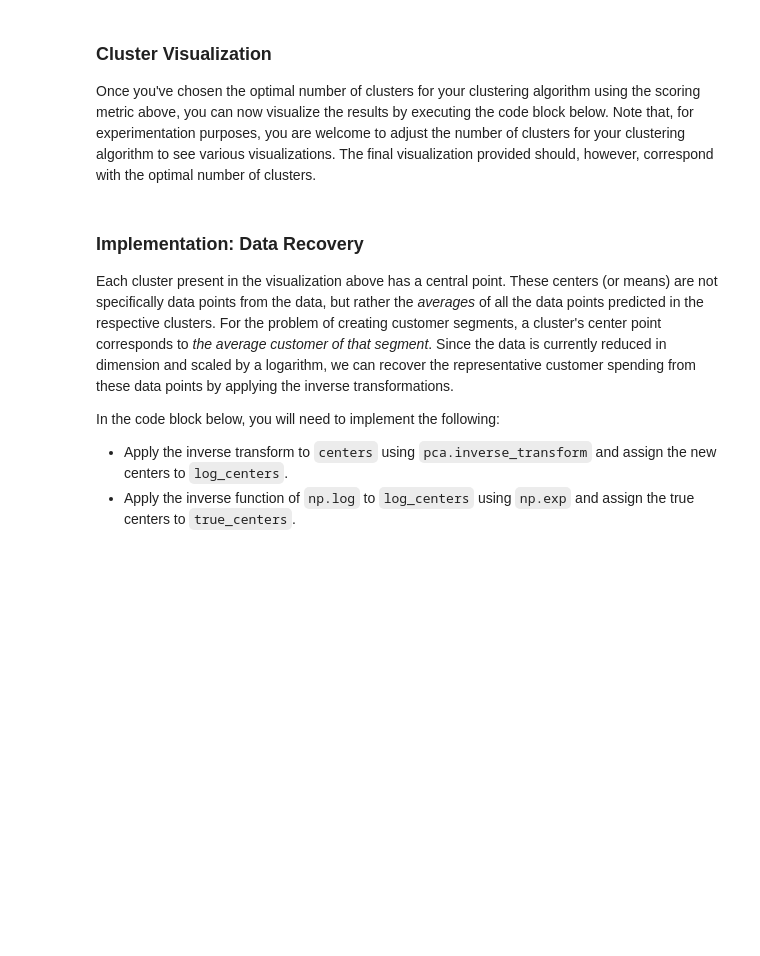
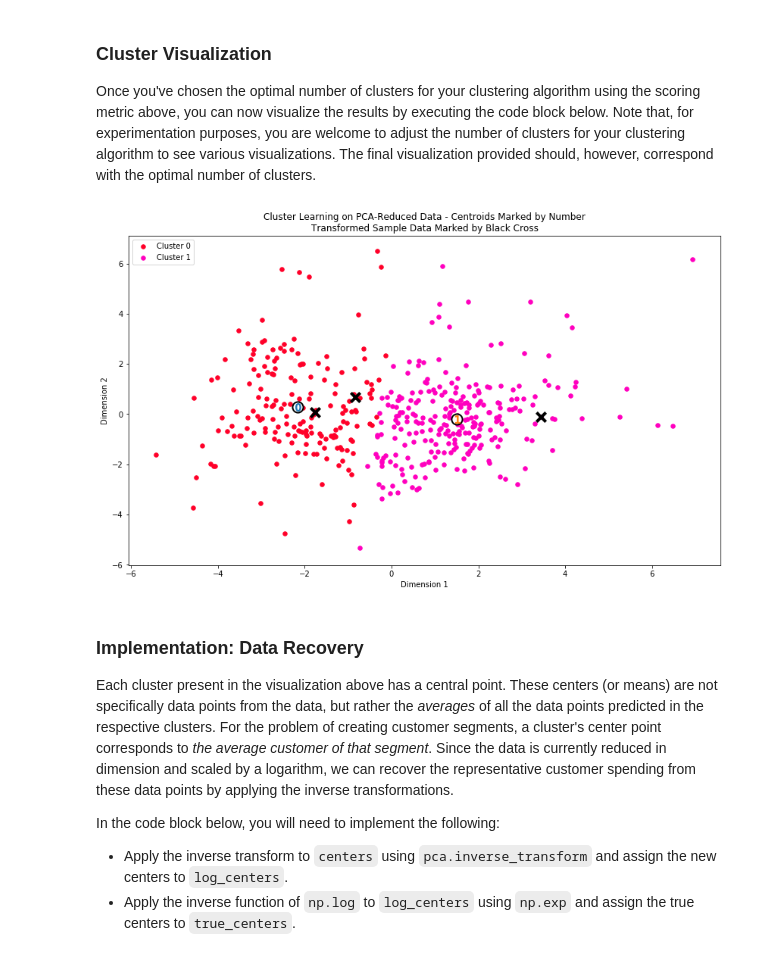
Before and after one commit to PaulaCalmon/machine-learning, a Jupyter notebook: projects/customer_segments/customer_segments.ipynb, the cells around one changed output. Cells and saved outputs as stored; diff of their text form; code cells hidden in the pictures; blank space fills up the shorter version.

```diff
--- a/projects/customer_segments/customer_segments.ipynb
+++ b/projects/customer_segments/customer_segments.ipynb
@@ -517,7 +520,15 @@ Clusters: 6 . Silhouette score: 0.36541195686326305
 Once you've chosen the optimal number of clusters for your clustering algorithm using the scoring metric above, you can now visualize the results by executing the code block below. Note that, for experimentation purposes, you are welcome to adjust the number of clusters for your clustering algorithm to see various visualizations. The final visualization provided should, however, correspond with the optimal number of clusters.
 # %%
 # Display the results of the clustering from implementation
+clusterer = KMeans(n_clusters=2, random_state = 1)
+clusterer.fit(reduced_data)
+preds= clusterer.predict(reduced_data)
+centers = clusterer.cluster_centers_
+sample_preds = clusterer.predict(pca_samples)
+
 vs.cluster_results(reduced_data, preds, centers, pca_samples)
+# %% [output]
+[figure, added]
 # %% [markdown]
 ### Implementation: Data Recovery
 Each cluster present in the visualization above has a central point. These centers (or means) are not specifically data points from the data, but rather the *averages* of all the data points predicted in the respective clusters. For the problem of creating customer segments, a cluster's center point corresponds to *the average customer of that segment*. Since the data is currently reduced in dimension and scaled by a logarithm, we can recover the representative customer spending from these data points by applying the inverse transformations.
```
Also changed, not shown: parts of 16 cells of this notebook, 1 other file.
